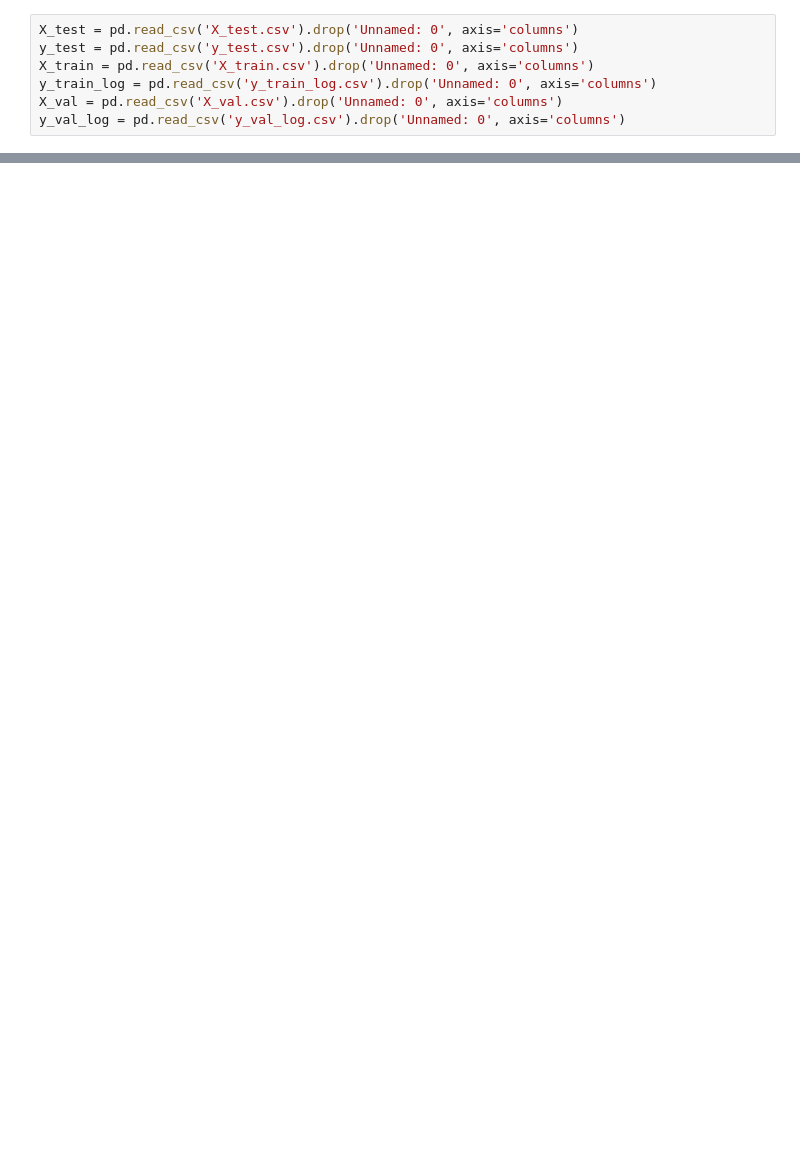
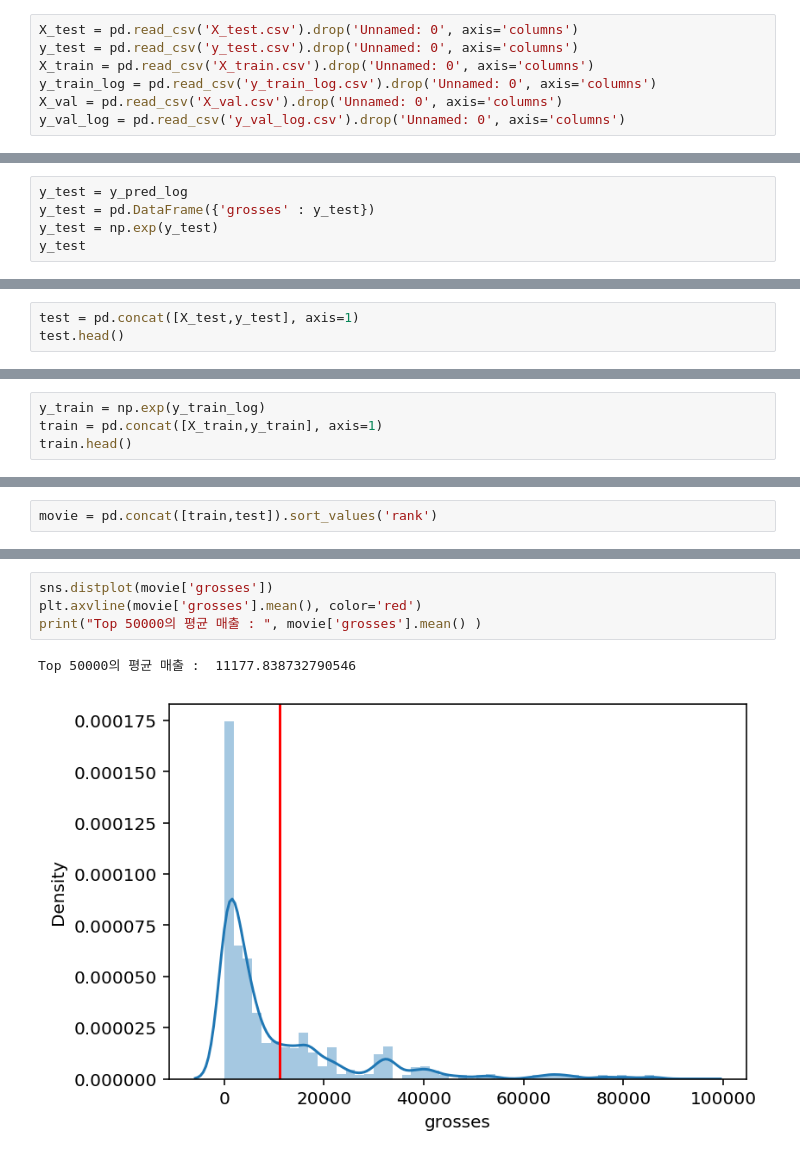
Before and after one commit to MinGyeongdo/Sesion2_projcet, a Jupyter notebook: Model_test.ipynb, the cells around one changed output, grey strips where cells are left out. Cells and saved outputs as stored; diff of their text form; blank space fills up the shorter version.

```diff
--- a/Model_test.ipynb
+++ b/Model_test.ipynb
@@ -121,0 +282,5 @@ KeyboardInterrupt: ignored
+# %%
+y_test = y_pred_log
+y_test = pd.DataFrame({'grosses' : y_test})
+y_test = np.exp(y_test)
+y_test
@@ -121,0 +301,3 @@ KeyboardInterrupt: ignored
+# %%
+test = pd.concat([X_test,y_test], axis=1)
+test.head()
@@ -121,0 +311,4 @@ KeyboardInterrupt: ignored
+# %%
+y_train = np.exp(y_train_log)
+train = pd.concat([X_train,y_train], axis=1)
+train.head()
@@ -121,0 +322,2 @@ KeyboardInterrupt: ignored
+# %%
+movie = pd.concat([train,test]).sort_values('rank')
@@ -121,0 +333,7 @@ KeyboardInterrupt: ignored
+# %%
+sns.distplot(movie['grosses'])
+plt.axvline(movie['grosses'].mean(), color='red')
+print("Top 50000의 평균 매출 : ", movie['grosses'].mean() )
+# %% [output]
+Top 50000의 평균 매출 :  11177.838732790546
+[figure, added]
```
Also changed, not shown: parts of 18 cells of this notebook, 6 other files.
